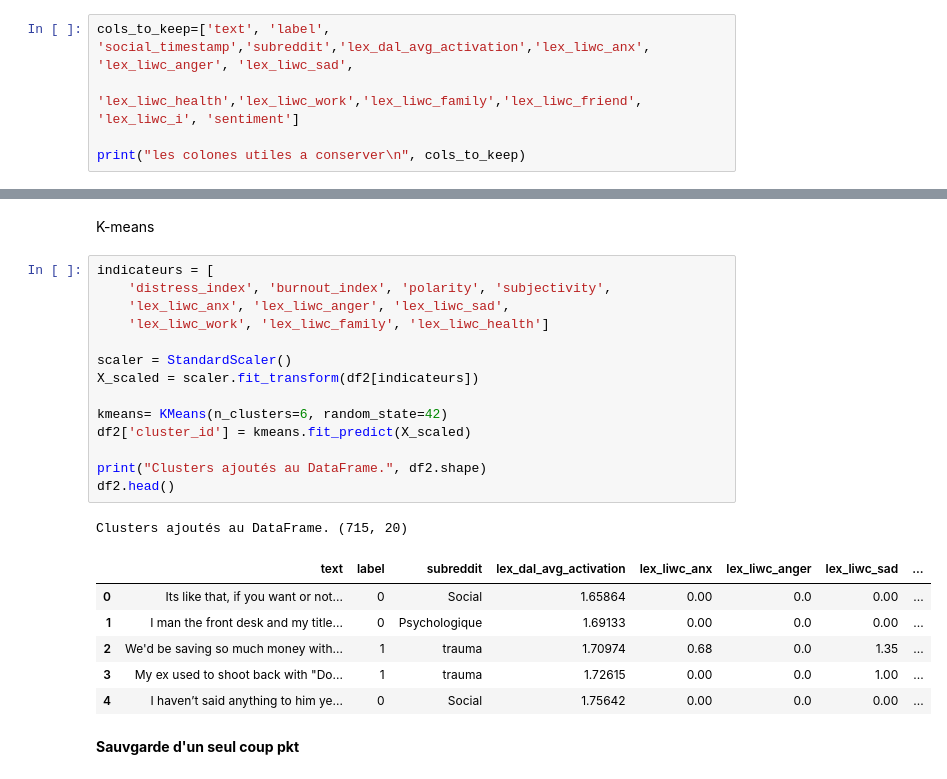
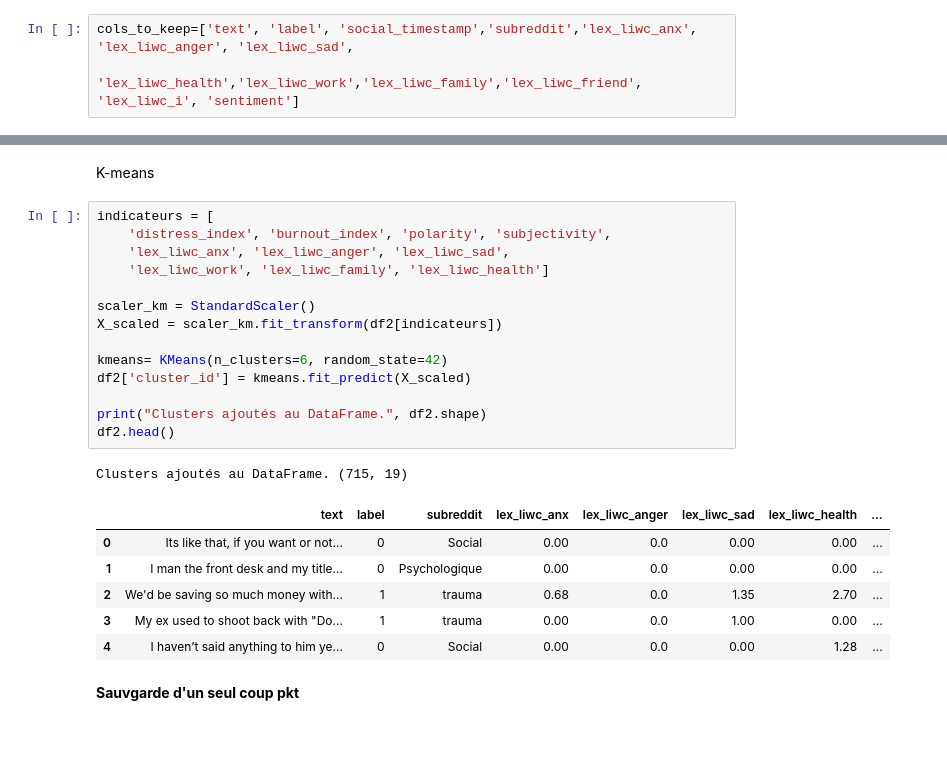
Before and after one commit to github-dorra/SanteMind-Analytics, a Jupyter notebook: stressAnalytics.ipynb, the cells around one changed output, grey strips where cells are left out. Cells and saved outputs as stored; diff of their text form; blank space fills up the shorter version.

```diff
--- a/stressAnalytics.ipynb
+++ b/stressAnalytics.ipynb
@@ -80,7 +81,5 @@ Valeur < 0 : négatif (colère, tristesse, douleur).
 Valeur = 0 :  neutre (informatif, factuel).
 Valeur > 0 : positif (remerciements, espoir, soulagement).
 # %%
-cols_to_keep=['text', 'label', 'social_timestamp','subreddit','lex_dal_avg_activation','lex_liwc_anx', 'lex_liwc_anger', 'lex_liwc_sad',
+cols_to_keep=['text', 'label', 'social_timestamp','subreddit','lex_liwc_anx', 'lex_liwc_anger', 'lex_liwc_sad',
               'lex_liwc_health','lex_liwc_work','lex_liwc_family','lex_liwc_friend', 'lex_liwc_i', 'sentiment']
-
-print("les colones utiles a conserver\n", cols_to_keep)
@@ -355,25 +363,25 @@ K-means
 # %%
 indicateurs = [
     'distress_index', 'burnout_index', 'polarity', 'subjectivity',
     'lex_liwc_anx', 'lex_liwc_anger', 'lex_liwc_sad',
     'lex_liwc_work', 'lex_liwc_family', 'lex_liwc_health']
 
-scaler = StandardScaler()
-X_scaled = scaler.fit_transform(df2[indicateurs])
+scaler_km = StandardScaler()
+X_scaled = scaler_km.fit_transform(df2[indicateurs])
 
 kmeans= KMeans(n_clusters=6, random_state=42)
 df2['cluster_id'] = kmeans.fit_predict(X_scaled)
 
 print("Clusters ajoutés au DataFrame.", df2.shape)
 df2.head()
 # %% [output]
-Clusters ajoutés au DataFrame. (715, 20)
+Clusters ajoutés au DataFrame. (715, 19)
-|  | text | label | subreddit | lex_dal_avg_activation | lex_liwc_anx | lex_liwc_anger | lex_liwc_sad | ... |
-| 0 | Its like that, if you want or not... | 0 | Social | 1.65864 | 0.00 | 0.0 | 0.00 | ... |
-| 1 | I man the front desk and my title... | 0 | Psychologique | 1.69133 | 0.00 | 0.0 | 0.00 | ... |
-| 2 | We'd be saving so much money with... | 1 | trauma | 1.70974 | 0.68 | 0.0 | 1.35 | ... |
-| 3 | My ex used to shoot back with "Do... | 1 | trauma | 1.72615 | 0.00 | 0.0 | 1.00 | ... |
-| 4 | I haven’t said anything to him ye... | 0 | Social | 1.75642 | 0.00 | 0.0 | 0.00 | ... |
+|  | text | label | subreddit | lex_liwc_anx | lex_liwc_anger | lex_liwc_sad | lex_liwc_health | ... |
+| 0 | Its like that, if you want or not... | 0 | Social | 0.00 | 0.0 | 0.00 | 0.00 | ... |
+| 1 | I man the front desk and my title... | 0 | Psychologique | 0.00 | 0.0 | 0.00 | 0.00 | ... |
+| 2 | We'd be saving so much money with... | 1 | trauma | 0.68 | 0.0 | 1.35 | 2.70 | ... |
+| 3 | My ex used to shoot back with "Do... | 1 | trauma | 0.00 | 0.0 | 1.00 | 0.00 | ... |
+| 4 | I haven’t said anything to him ye... | 0 | Social | 0.00 | 0.0 | 0.00 | 1.28 | ... |
 # %% [markdown]
 **Sauvgarde d'un seul coup pkt**
 # %% [markdown]
```
Also changed, not shown: parts of 16 cells of this notebook, 5 other files.
